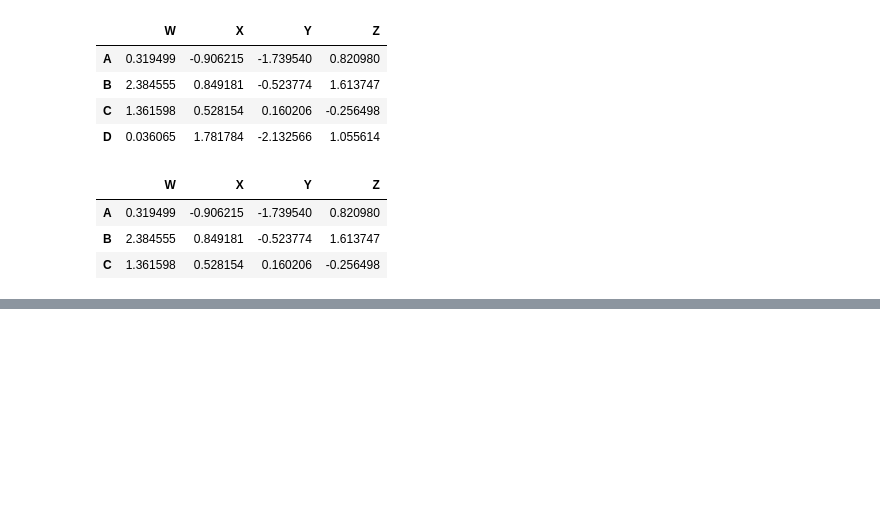
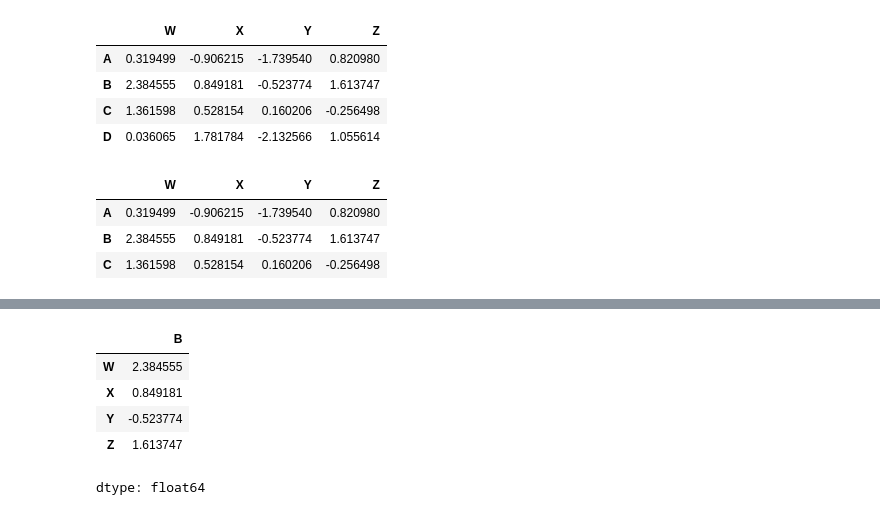
Before and after one commit to shubham25091998/machine_learning, a Jupyter notebook: PandasBasic.ipynb, the cells around one changed output, grey strips where cells are left out. Cells and saved outputs as stored; diff of their text form; code cells hidden in the pictures; blank space fills up the shorter version.

```diff
--- a/PandasBasic.ipynb
+++ b/PandasBasic.ipynb
@@ -112,0 +123,10 @@ mydata
+# %%
+# access row by index
+mydata.iloc[1]
+# %% [output]
+|  | B |
+| W | 2.384555 |
+| X | 0.849181 |
+| Y | -0.523774 |
+| Z | 1.613747 |
+dtype: float64
```
Also changed, not shown: parts of 6 cells of this notebook.
